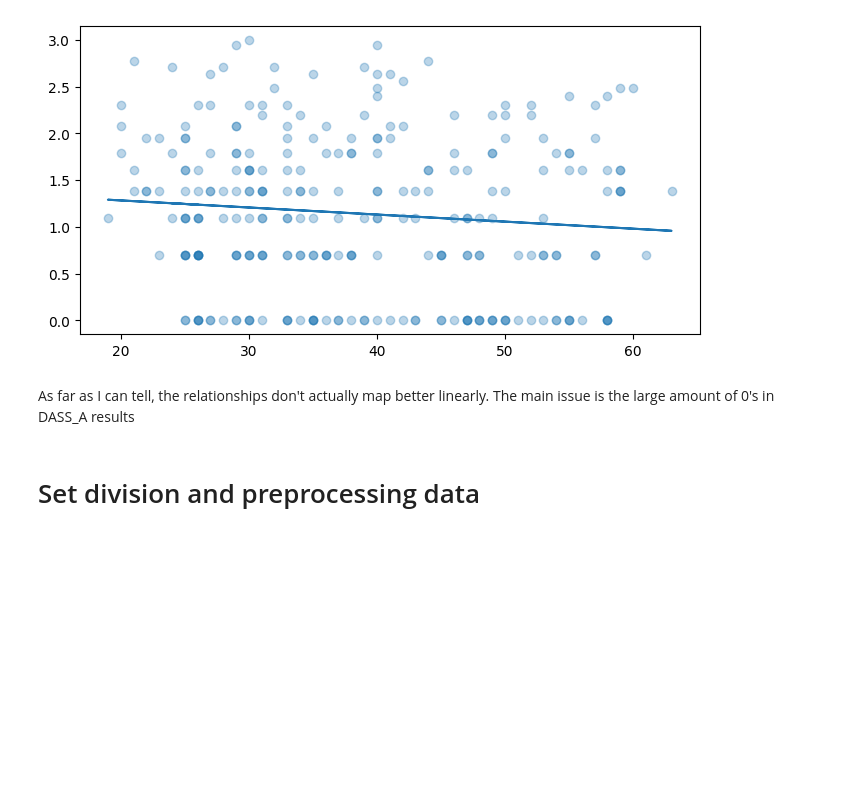
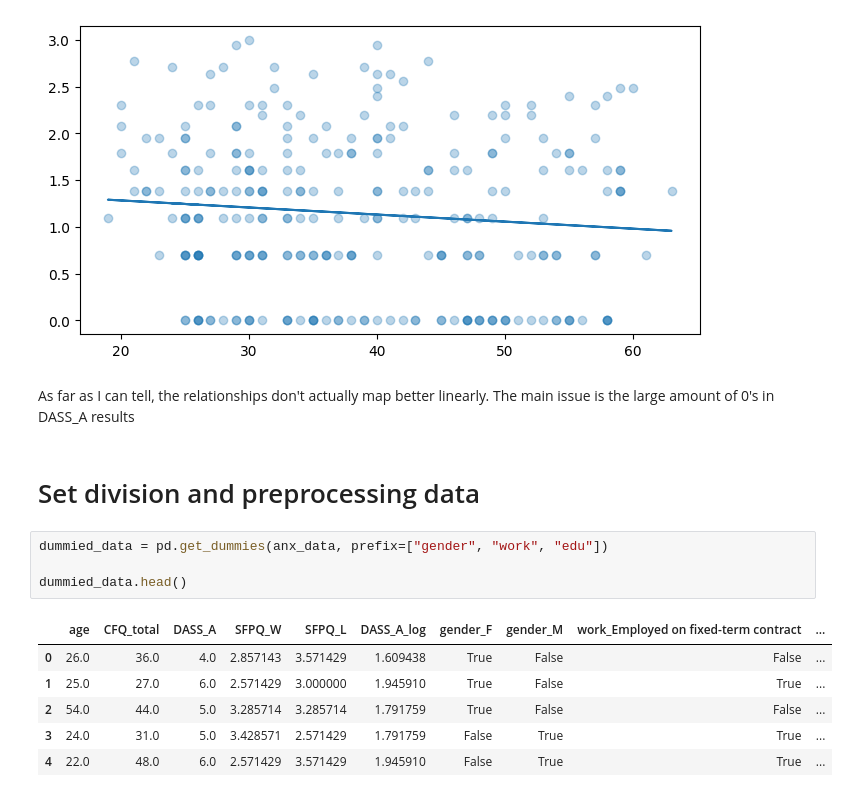
Before and after one commit to Mkranj/ML_predicting_anxiety, a Jupyter notebook: predicting_anxiety.ipynb, the cells around one changed output. Drawn from its saved outputs; the diff is of its cells as text; blank space fills up the shorter version.

```diff
--- a/predicting_anxiety.ipynb
+++ b/predicting_anxiety.ipynb
@@ -247,3 +247,14 @@ scatter_bestfit(
 As far as I can tell, the relationships don't actually map better linearly. The main issue is the large amount of 0's in DASS_A results
 # %% [markdown]
 # Set division and preprocessing data
+# %%
+dummied_data = pd.get_dummies(anx_data, prefix=["gender", "work", "edu"])
+
+dummied_data.head()
+# %% [output]
+|  | age | CFQ_total | DASS_A | SFPQ_W | SFPQ_L | DASS_A_log | gender_F | gender_M | work_Employed on fixed-term contract | ... |
+| 0 | 26.0 | 36.0 | 4.0 | 2.857143 | 3.571429 | 1.609438 | True | False | False | ... |
+| 1 | 25.0 | 27.0 | 6.0 | 2.571429 | 3.000000 | 1.945910 | True | False | True | ... |
+| 2 | 54.0 | 44.0 | 5.0 | 3.285714 | 3.285714 | 1.791759 | True | False | False | ... |
+| 3 | 24.0 | 31.0 | 5.0 | 3.428571 | 2.571429 | 1.791759 | False | True | True | ... |
+| 4 | 22.0 | 48.0 | 6.0 | 2.571429 | 3.571429 | 1.945910 | False | True | True | ... |
```
Also changed, not shown: parts of 10 cells of this notebook.
